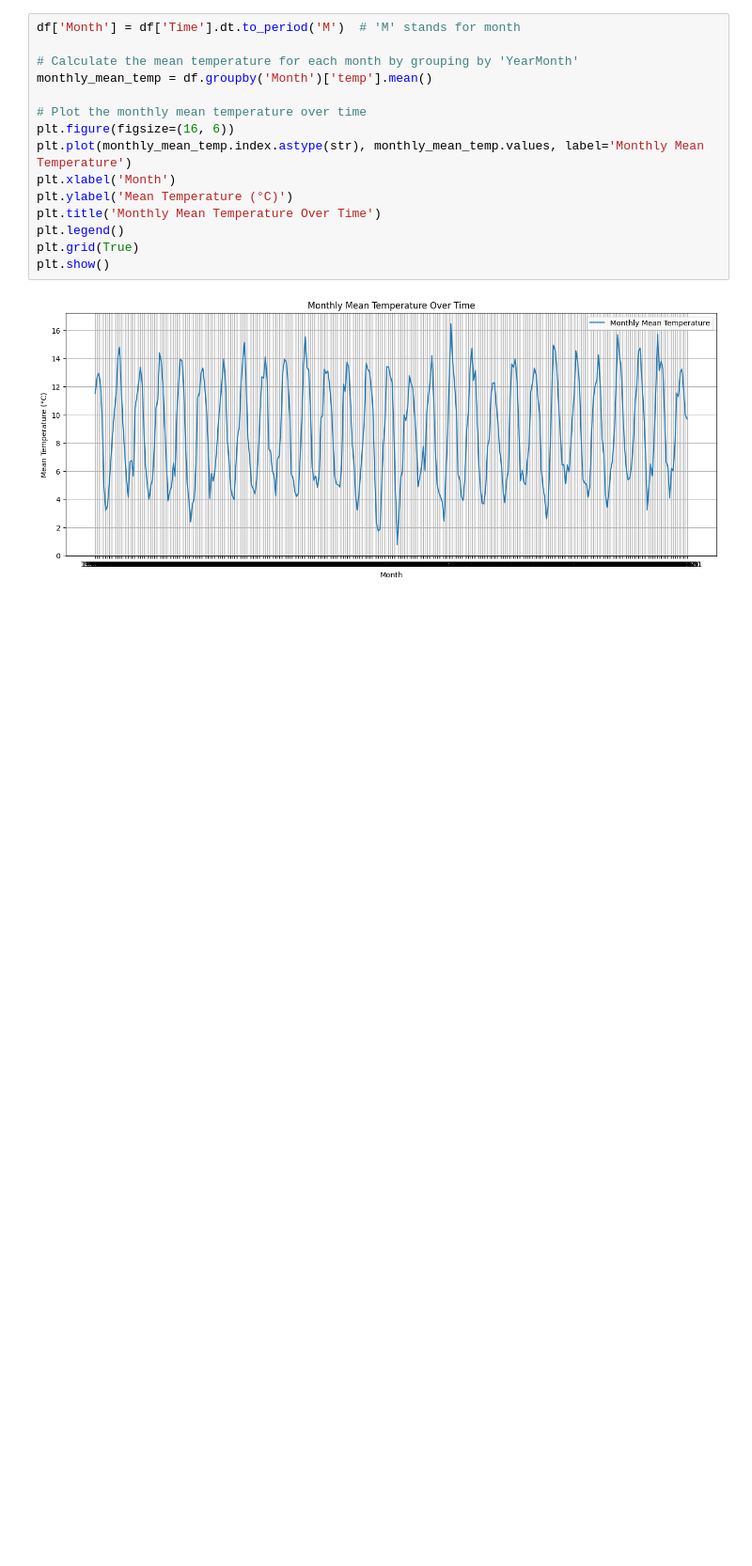
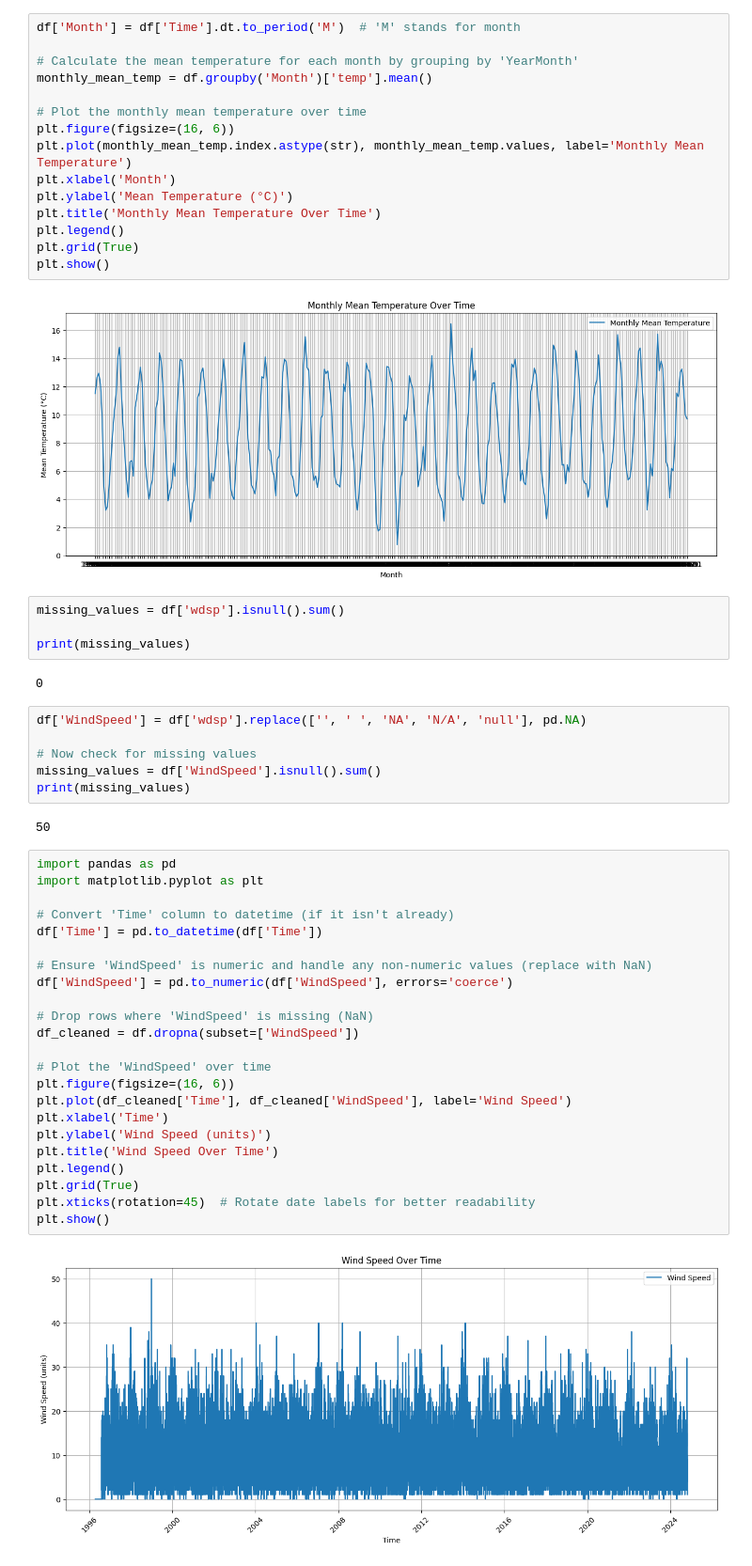
Before and after one commit to jakedaly97/PFDA, a Jupyter notebook: assignments/assignment_6_Weather.ipynb, the cells around one changed output. Shown: that part at 94% size. Drawn from its saved outputs; the diff is of its cells as text; blank space fills up the shorter version.

Commit message:
Wind speed and rolling wind speed

```diff
--- a/assignments/assignment_6_Weather.ipynb
+++ b/assignments/assignment_6_Weather.ipynb
@@ -106,3 +106,42 @@ plt.grid(True)
 plt.show()
 # %% [output]
 [figure]
+# %%
+missing_values = df['wdsp'].isnull().sum()
+
+print(missing_values)
+# %% [output]
+0
+# %%
+df['WindSpeed'] = df['wdsp'].replace(['', ' ', 'NA', 'N/A', 'null'], pd.NA)
+
+# Now check for missing values
+missing_values = df['WindSpeed'].isnull().sum()
+print(missing_values)
+# %% [output]
+50
+# %%
+import pandas as pd
+import matplotlib.pyplot as plt
+
+# Convert 'Time' column to datetime (if it isn't already)
+df['Time'] = pd.to_datetime(df['Time'])
+
+# Ensure 'WindSpeed' is numeric and handle any non-numeric values (replace with NaN)
+df['WindSpeed'] = pd.to_numeric(df['WindSpeed'], errors='coerce')
+
+# Drop rows where 'WindSpeed' is missing (NaN)
+df_cleaned = df.dropna(subset=['WindSpeed'])
+
+# Plot the 'WindSpeed' over time
+plt.figure(figsize=(16, 6))
+plt.plot(df_cleaned['Time'], df_cleaned['WindSpeed'], label='Wind Speed')
+plt.xlabel('Time')
+plt.ylabel('Wind Speed (units)')
+plt.title('Wind Speed Over Time')
+plt.legend()
+plt.grid(True)
+plt.xticks(rotation=45)  # Rotate date labels for better readability
+plt.show()
+# %% [output]
+[figure, added]
```
Also changed, not shown: parts of 2 cells of this notebook.
